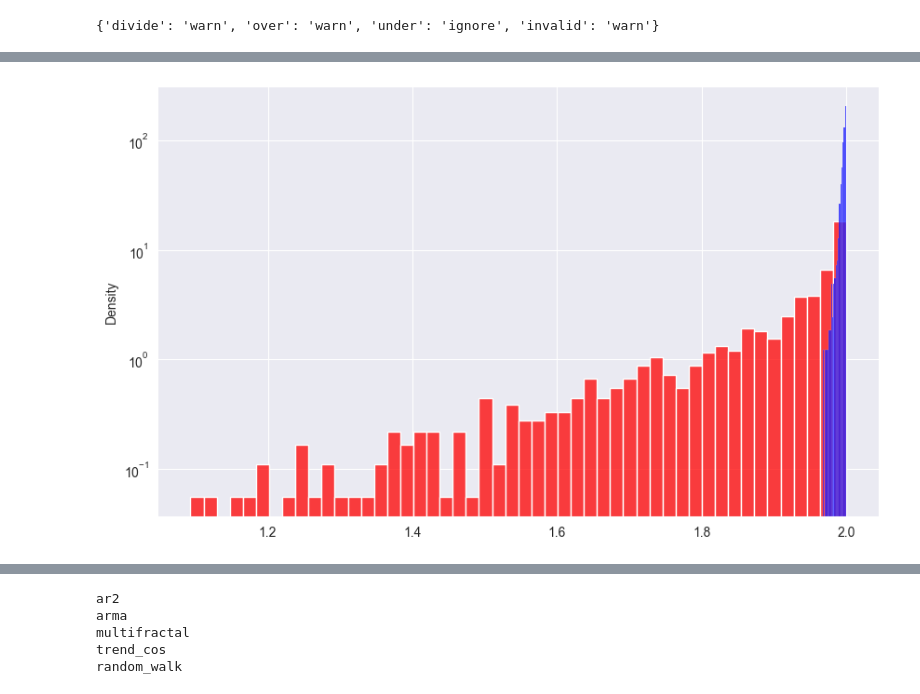
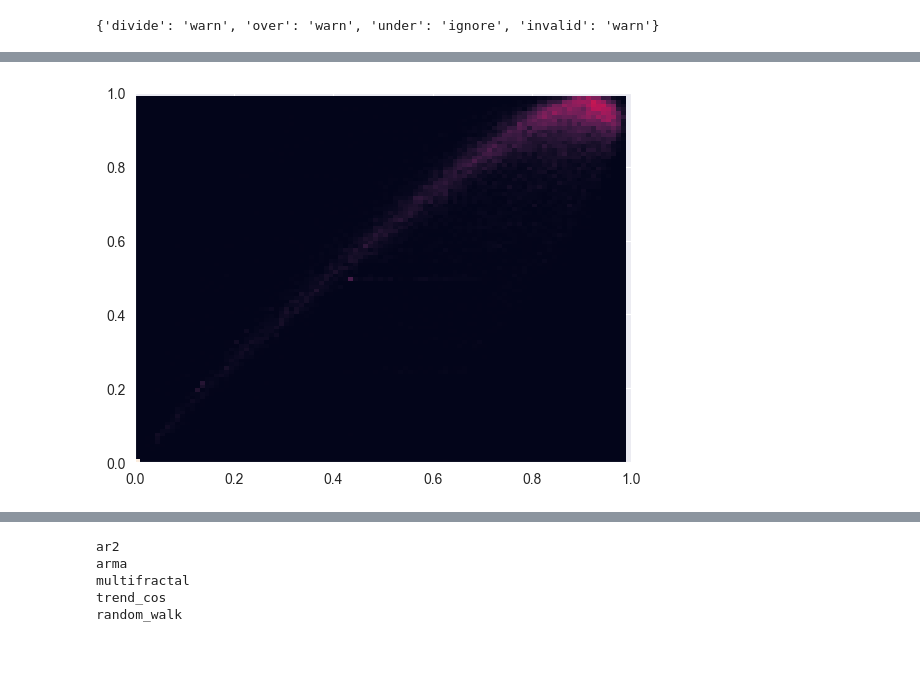
Before and after one commit to dynolab/predan, a Jupyter notebook: notebooks/new_perm.ipynb, the cells around one changed output, grey strips where cells are left out. Cells and saved outputs as stored; diff of their text form; code cells hidden in the pictures; blank space fills up the shorter version.

```diff
--- a/notebooks/new_perm.ipynb
+++ b/notebooks/new_perm.ipynb
@@ -101 +101,3 @@ for i in range(1000):
+# %%
+new_df = pd.read_csv('../src/features/quarterly_features.csv')
 # %%
@@ -115,10 +113,10 @@ plt.show()
 # %%
-plt.figure(figsize=(10, 6))
+fig, ax = plt.subplots()
 
-sns.histplot(ar_ent_list, color='r', stat='density', bins=50)
-sns.histplot(rw_ent_list, color='b', stat='density', bins=20)
+ax.hist2d(new_df['perm_ent4'], new_df['shape_ent5'], bins=(np.arange(0, 1, 0.01), np.arange(0, 1, 0.01)), )
 
-plt.semilogy()
+ax.set(xlim=(0, 1), ylim=(0, 1))
+plt.savefig('../src/perm_shape_hist.png')
 plt.show()
 # %% [output]
-[figure, old version]
+[figure, new version]
```
Also changed, not shown: parts of 17 cells of this notebook, 12 other files.
